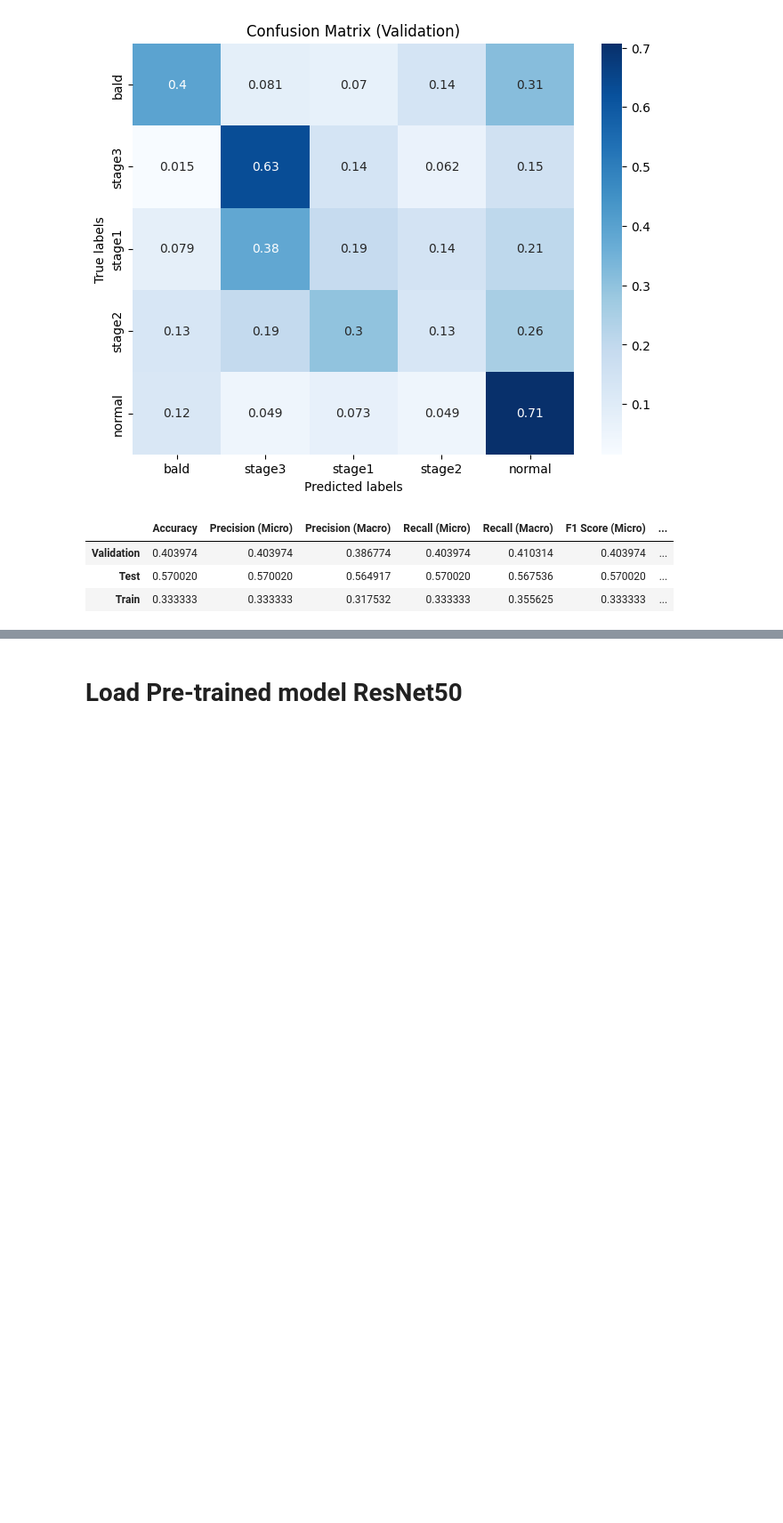
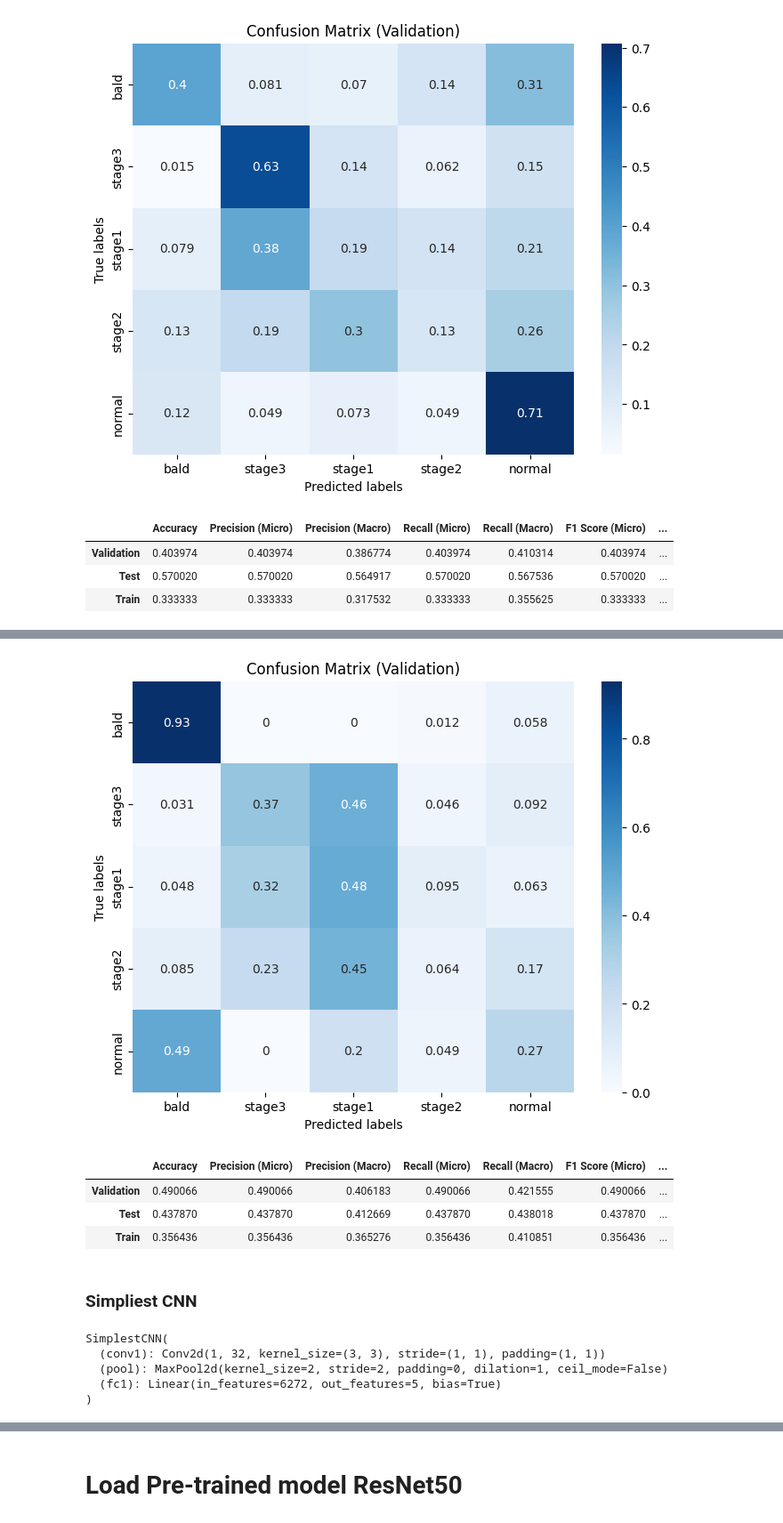
Before and after one commit to D0men1c0/Bald-Classification, a Jupyter notebook: notebook.ipynb, the cells around one changed output, grey strips where cells are left out. Shown at 89% size. Saved outputs shown, nothing was run; the diff lists cells and outputs as text; code cells hidden in the pictures; blank space fills up the shorter version.

```diff
--- a/notebook.ipynb
+++ b/notebook.ipynb
@@ -591,0 +609,3 @@ df_2
+# %%
+X_train_normalize, X_test_normalize, X_validation_normalize, y_train, y_test, y_validation = mainProcessData2(dim_res=100, grayscale=True)
+train_loader, validation_loader, test_loader = defineDataLoader(X_train_normalize, X_test_normalize, X_validation_normalize, y_train, y_test, y_validation, batch_size=32)
@@ -591,0 +657,3 @@ df_2
+# %%
+model_3 = CNN_3()
+model_3
@@ -591,0 +698,4 @@ df_2
+# %%
+criterion = nn.CrossEntropyLoss()
+optimizer = optim.Adam(model_3.parameters(), lr=0.001, weight_decay=0.01)
+trainModel(model_3, train_loader, criterion, optimizer, num_epochs=10, grayscale=True)
@@ -591,0 +713,11 @@ df_2
+# %%
+df_3 = summarizeEvaluation(model_3, validation_loader, test_loader, train_loader, show=True, grayscale=True)
+df_3
+# %% [output]
+[figure, added]
+|  | Accuracy | Precision (Micro) | Precision (Macro) | Recall (Micro) | Recall (Macro) | F1 Score (Micro) | ... |
+| Validation | 0.490066 | 0.490066 | 0.406183 | 0.490066 | 0.421555 | 0.490066 | ... |
+| Test | 0.437870 | 0.437870 | 0.412669 | 0.437870 | 0.438018 | 0.437870 | ... |
+| Train | 0.356436 | 0.356436 | 0.365276 | 0.356436 | 0.410851 | 0.356436 | ... |
+# %% [markdown]
+### Simpliest CNN
@@ -591,0 +741,9 @@ df_2
+# %%
+model_simply = SimplestCNN()
+model_simply
+# %% [output]
+SimplestCNN(
+  (conv1): Conv2d(1, 32, kernel_size=(3, 3), stride=(1, 1), padding=(1, 1))
+  (pool): MaxPool2d(kernel_size=2, stride=2, padding=0, dilation=1, ceil_mode=False)
+  (fc1): Linear(in_features=6272, out_features=5, bias=True)
+)
```
Also changed, not shown: parts of 23 cells of this notebook.
